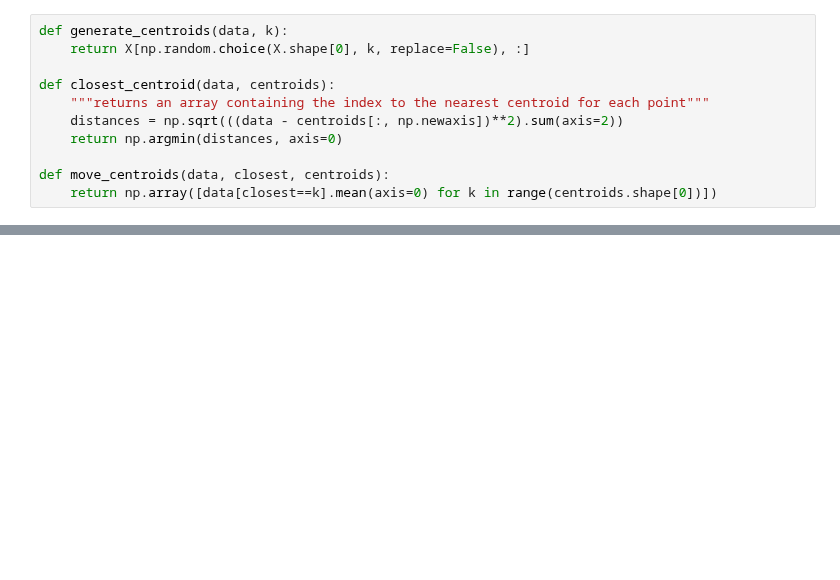
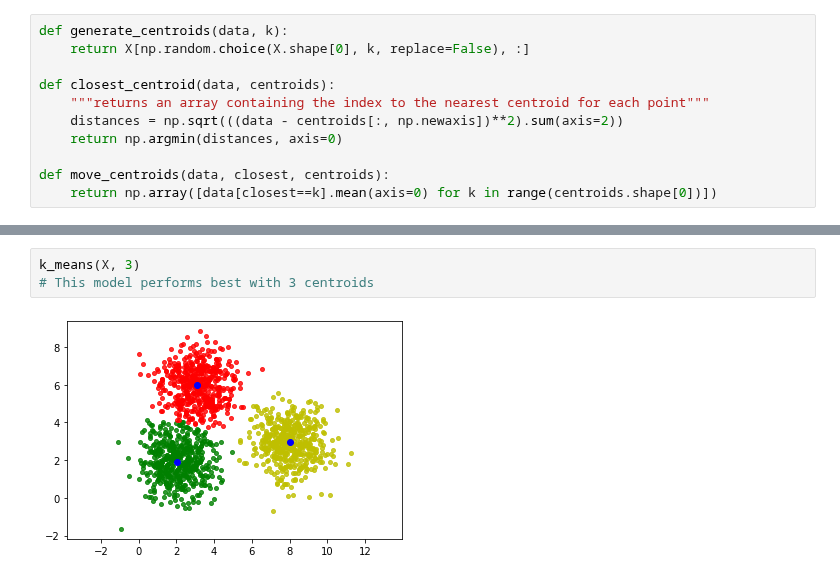
Before and after one commit to khoa2181/DataPreparation, a Jupyter notebook: Homework 2 - K Means.ipynb, the cells around one changed output, grey strips where cells are left out. Cells and saved outputs as stored; diff of their text form; blank space fills up the shorter version.

```diff
--- a/Homework 2 - K Means.ipynb
+++ b/Homework 2 - K Means.ipynb
@@ -69,0 +66,5 @@ kmeans_display(X, new_label, new_centroids)
+# %%
+k_means(X, 3)
+# This model performs best with 3 centroids
+# %% [output]
+[figure, added]
```
Also changed, not shown: parts of 5 cells of this notebook.
